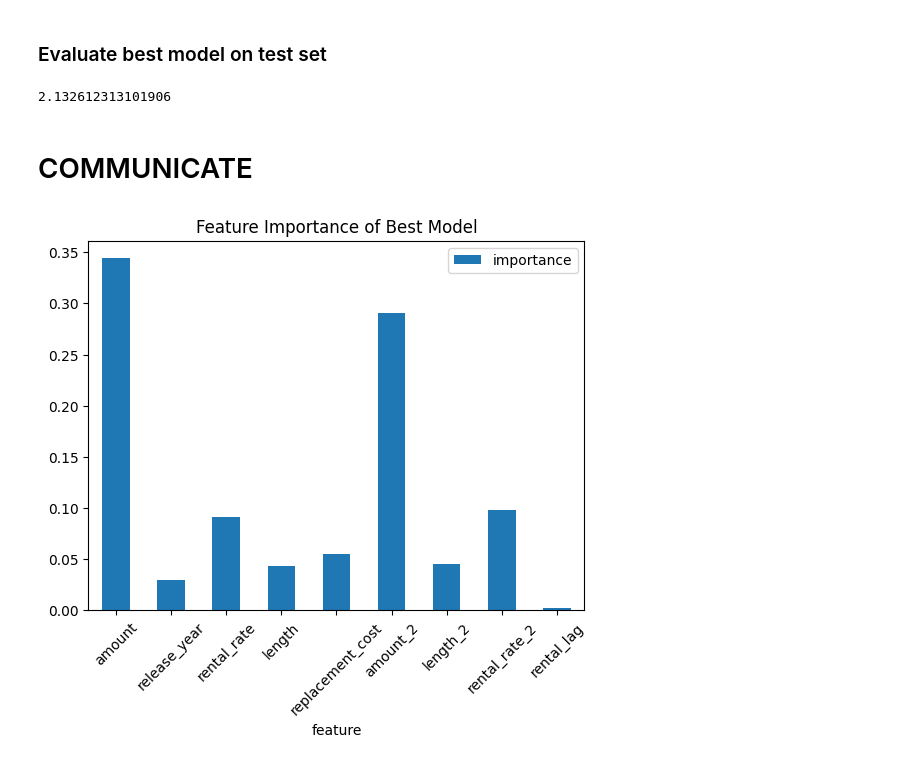
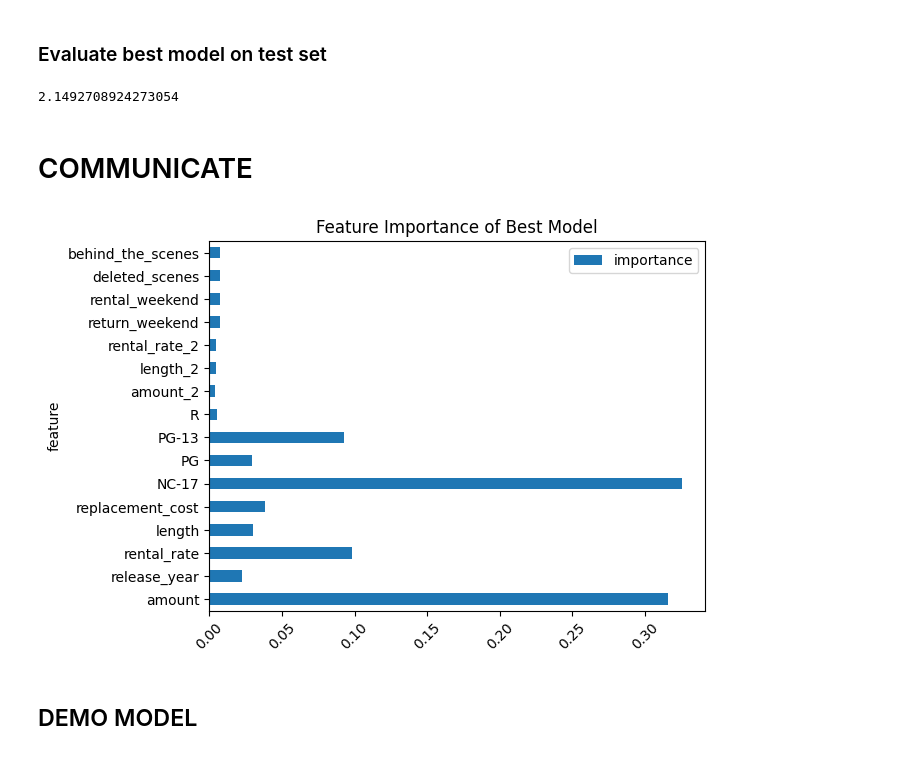
Before and after one commit to GeamXD/Predicting-Movie-Rental-Durations, a Jupyter notebook: notebook.ipynb, the cells around one changed output. Cells and saved outputs as stored; diff of their text form; code cells hidden in the pictures.

```diff
--- a/notebook.ipynb
+++ b/notebook.ipynb
@@ -246,7 +241,7 @@ from sklearn.model_selection import StratifiedKFold
 # Initialized skf
 skf = StratifiedKFold(n_splits=5, random_state=9, shuffle=True)
 
-num_attrib = ['amount', 'release_year', 'rental_rate', 'length', 'replacement_cost', 'amount_2', 'length_2', 'rental_rate_2', 'rental_lag']
+num_attrib = ['amount', 'release_year', 'rental_rate', 'length', 'replacement_cost', 'amount_2', 'length_2', 'rental_rate_2',]
 
 
 # Log scaler
@@ -255,11 +250,11 @@ log_scaler = FunctionTransformer(np.log1p, inverse_func=np.expm1)
 # Preprocessing
 log_preprocessing = ColumnTransformer([
     ('log_scaler', log_scaler, num_attrib),
-])
+], remainder='passthrough')
 
 std_preprocessing = ColumnTransformer([
     ('std_scaler', StandardScaler(), num_attrib),
-])
+], remainder='passthrough')
 
 # Pipeline
 lin_log_pipeline = Pipeline([
@@ -555,9 +550,9 @@ param_dist = {
 
 param_dist_fr = {
     'forestRegressor__n_estimators': [10, 50, 100],
-    'forestRegressor__max_depth': [random.randint(1, 100)],
-    'forestRegressor__min_samples_split': [random.randint(1, 10)],
-    'forestRegressor__min_samples_leaf': [random.randint(1, 10)],
+    'forestRegressor__max_depth': list(range(1, 21)),
+    'forestRegressor__min_samples_split': list(range(1, 11)),
+    'forestRegressor__min_samples_leaf': list(range(1, 11)),
 }
 # %%
 # Randomized Grid Search for tree no processing
@@ -623,4 +618,4 @@ y_pred = best_fr_log_processing_model.predict(X_test)
 final_mse = mean_squared_error(y_test, y_pred)
 final_mse
 # %% [output]
-2.132612313101906
+2.1492708924273054
@@ -629,13 +630,15 @@ final_mse
 # %%
 # plot feature importance
 features_importance = best_fr_log_processing_model['forestRegressor'].feature_importances_
 
 # create dataframe
-df_features_importance = pd.DataFrame({'feature': num_attrib, 'importance': features_importance})
+df_features_importance = pd.DataFrame({'feature': X_test.columns, 'importance': features_importance})
 
 # plot features
-df_features_importance.plot(x="feature", y="importance",kind='bar')
+df_features_importance.plot(x="feature", y="importance",kind='barh')
 plt.xticks(rotation=45);
 plt.title('Feature Importance of Best Model');
 # %% [output]
-[figure, old version]
+[figure, new version]
+# %% [markdown]
+## DEMO MODEL
```
Also changed, not shown: parts of 22 cells of this notebook, 3 other files.
